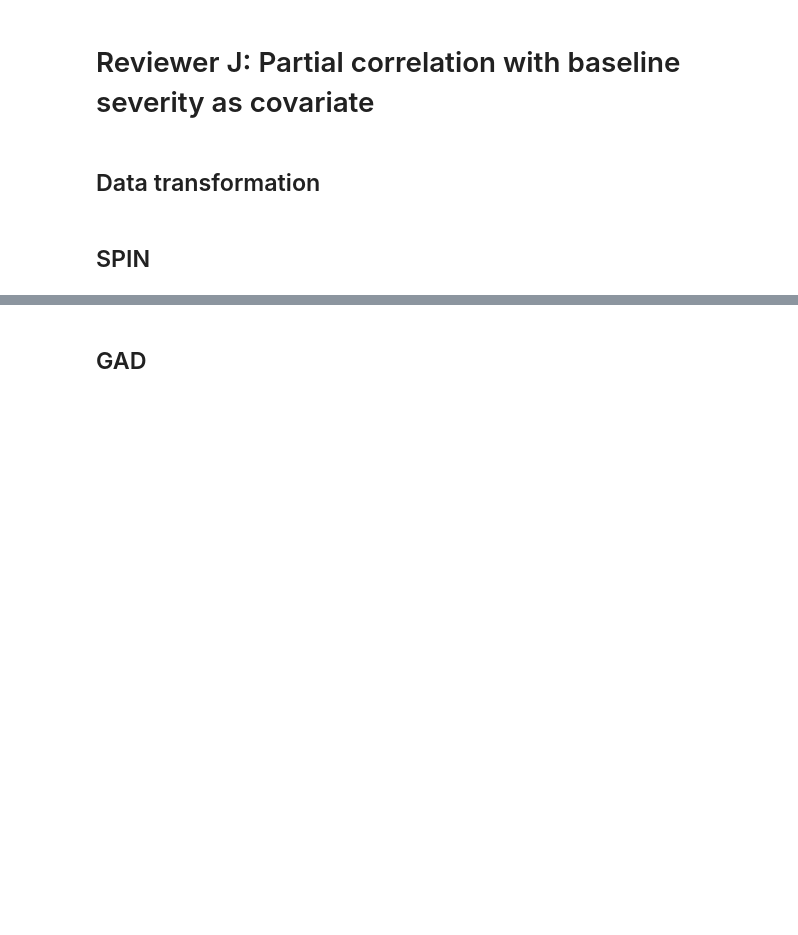
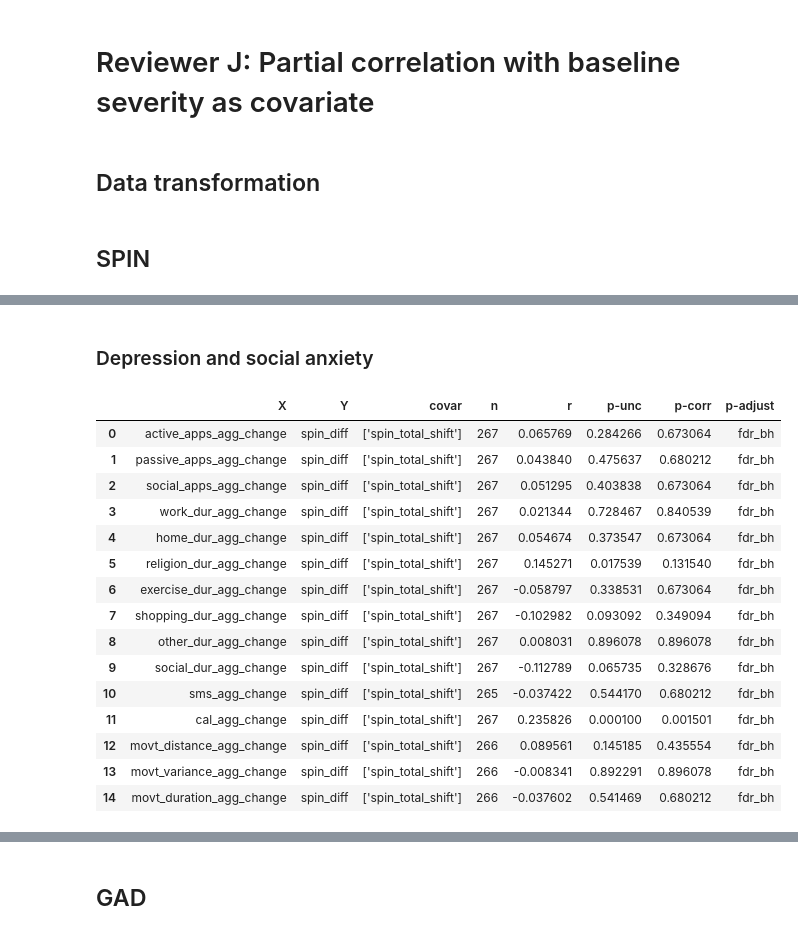
Before and after one commit to tliu526/lifesense, a Jupyter notebook: jmir_notebooks/jmir_review_analysis.ipynb, the cells around one changed output, grey strips where cells are left out. Saved outputs shown, nothing was run; the diff lists cells and outputs as text; code cells hidden in the pictures; blank space fills up the shorter version.

```diff
--- a/jmir_notebooks/jmir_review_analysis.ipynb
+++ b/jmir_notebooks/jmir_review_analysis.ipynb
@@ -2200,2 +2210,5 @@ change_phq_corr['baseline_phq'] = change_gad_spin_corr['pid'].map(baseline_phq_d
+# %%
+gad_spin_corr['gad_total_shift'] = gad_spin_corr['gad_total_shift'].astype(float)
+rev_gad_spin_corr['gad_total_shift'] = rev_gad_spin_corr['gad_total_shift'].astype(float)
 # %% [markdown]
 ## SPIN
@@ -2222,0 +2215,22 @@ display_partial_corr(change_gad_spin_corr, agg_cols_change, 'baseline_spin', 'sp
+# %% [markdown]
+### Depression and social anxiety
+# %%
+sel_df = gad_spin_corr[gad_spin_corr['baseline_cluster'] == 'soc_anx']
+display_partial_corr(sel_df, agg_cols_change, 'spin_total_shift', 'spin_diff')
+# %% [output]
+|  | X | Y | covar | n | r | p-unc | p-corr | p-adjust |
+| 0 | active_apps_agg_change | spin_diff | ['spin_total_shift'] | 267 | 0.065769 | 0.284266 | 0.673064 | fdr_bh |
+| 1 | passive_apps_agg_change | spin_diff | ['spin_total_shift'] | 267 | 0.043840 | 0.475637 | 0.680212 | fdr_bh |
+| 2 | social_apps_agg_change | spin_diff | ['spin_total_shift'] | 267 | 0.051295 | 0.403838 | 0.673064 | fdr_bh |
+| 3 | work_dur_agg_change | spin_diff | ['spin_total_shift'] | 267 | 0.021344 | 0.728467 | 0.840539 | fdr_bh |
+| 4 | home_dur_agg_change | spin_diff | ['spin_total_shift'] | 267 | 0.054674 | 0.373547 | 0.673064 | fdr_bh |
+| 5 | religion_dur_agg_change | spin_diff | ['spin_total_shift'] | 267 | 0.145271 | 0.017539 | 0.131540 | fdr_bh |
+| 6 | exercise_dur_agg_change | spin_diff | ['spin_total_shift'] | 267 | -0.058797 | 0.338531 | 0.673064 | fdr_bh |
+| 7 | shopping_dur_agg_change | spin_diff | ['spin_total_shift'] | 267 | -0.102982 | 0.093092 | 0.349094 | fdr_bh |
+| 8 | other_dur_agg_change | spin_diff | ['spin_total_shift'] | 267 | 0.008031 | 0.896078 | 0.896078 | fdr_bh |
+| 9 | social_dur_agg_change | spin_diff | ['spin_total_shift'] | 267 | -0.112789 | 0.065735 | 0.328676 | fdr_bh |
+| 10 | sms_agg_change | spin_diff | ['spin_total_shift'] | 265 | -0.037422 | 0.544170 | 0.680212 | fdr_bh |
+| 11 | cal_agg_change | spin_diff | ['spin_total_shift'] | 267 | 0.235826 | 0.000100 | 0.001501 | fdr_bh |
+| 12 | movt_distance_agg_change | spin_diff | ['spin_total_shift'] | 266 | 0.089561 | 0.145185 | 0.435554 | fdr_bh |
+| 13 | movt_variance_agg_change | spin_diff | ['spin_total_shift'] | 266 | -0.008341 | 0.892291 | 0.896078 | fdr_bh |
+| 14 | movt_duration_agg_change | spin_diff | ['spin_total_shift'] | 266 | -0.037602 | 0.541469 | 0.680212 | fdr_bh |
```
Also changed, not shown: parts of 35 cells of this notebook.
